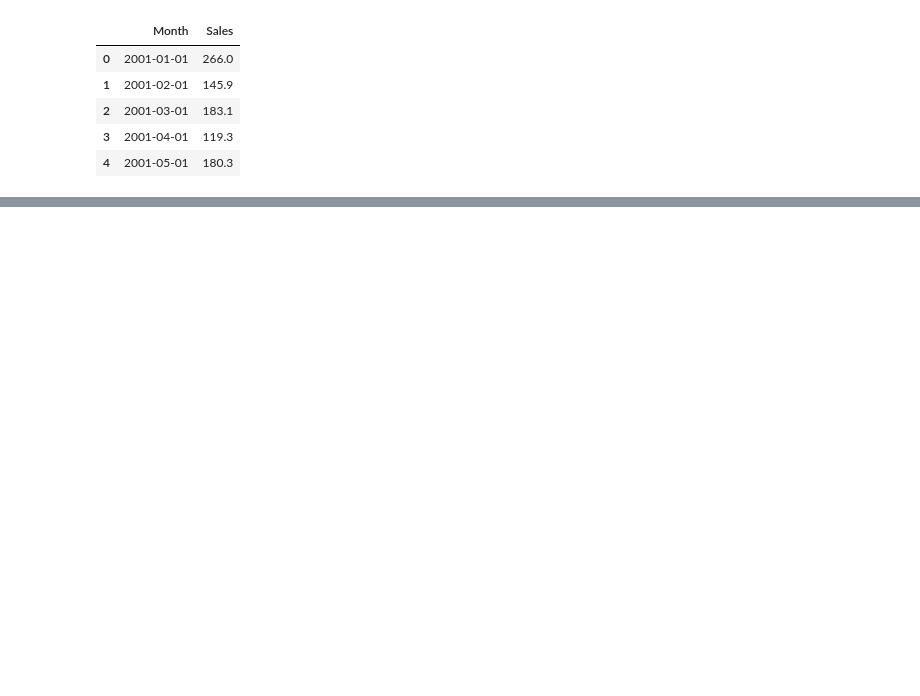
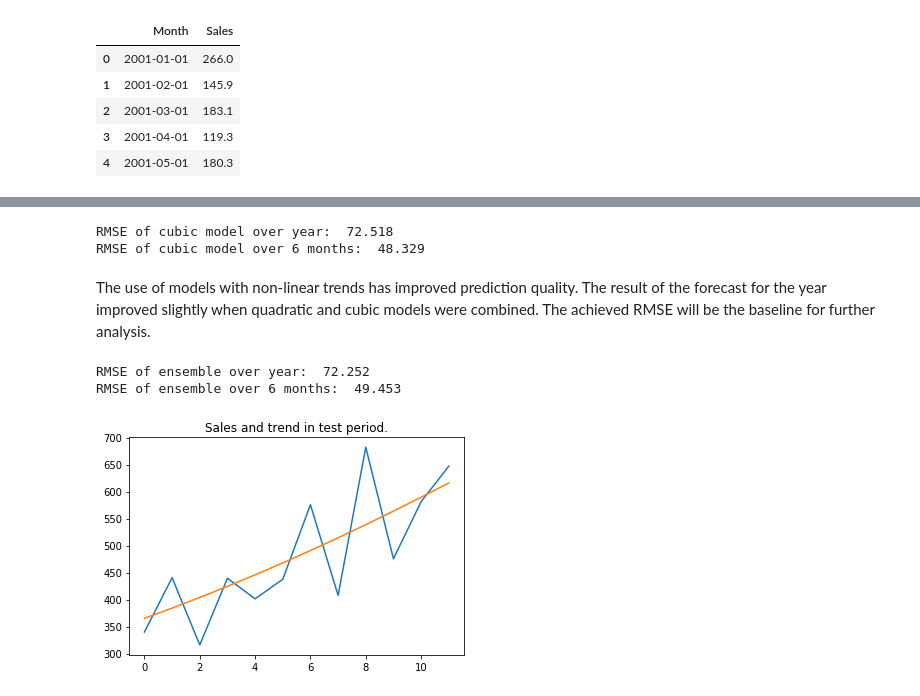
Before and after one commit to AntonP999/Data_Science_portfolio, a Jupyter notebook: RNN-shampoo.ipynb, the cells around one changed output, grey strips where cells are left out. Saved outputs shown, nothing was run; the diff lists cells and outputs as text; code cells hidden in the pictures; blank space fills up the shorter version.

```diff
--- a/RNN-shampoo.ipynb
+++ b/RNN-shampoo.ipynb
@@ -234,0 +74,15 @@ def prepare_data(data, lag=1, val=0, do_diff=True):
+# %%
+X = np.arange(y.shape[0]).reshape(-1, 1)
+X2 = X**2
+X3 = X**3
+X = np.c_[X, X2, X3]
+X_train, X_test = X[:24], X[24:]
+reg.fit(X_train, y_train)
+y_hat = reg.predict(X_test)
+print("RMSE of cubic model over year: {0: .3f}".format(np.sqrt(mean_squared_error(y_true=y_test, y_pred=y_hat))))
+print("RMSE of cubic model over 6 months: {0: .3f}".format(np.sqrt(mean_squared_error(y_true=y_test[:-6], y_pred=y_hat[:-6]))))
+# %% [output]
+RMSE of cubic model over year:  72.518
+RMSE of cubic model over 6 months:  48.329
+# %% [markdown]
+The use of models with non-linear trends has improved prediction quality. The result of the forecast for the year improved slightly when quadratic and cubic models were combined. The achieved RMSE will be the baseline for further analysis.
@@ -234,0 +107,12 @@ def prepare_data(data, lag=1, val=0, do_diff=True):
+# %%
+y_hat = 0.71*get_trend(pow=3)[2] + 0.29*get_trend(pow=2)[2]
+print("RMSE of ensemble over year: {0: .3f}".format(np.sqrt(mean_squared_error(y_true=y_test, y_pred=y_hat))))
+print("RMSE of ensemble over 6 months: {0: .3f}".format(np.sqrt(mean_squared_error(y_true=y_test[:-6], y_pred=y_hat[:-6]))))
+plt.plot(y_test)
+plt.plot(y_hat)
+plt.title("Sales and trend in test period.")
+plt.show()
+# %% [output]
+RMSE of ensemble over year:  72.252
+RMSE of ensemble over 6 months:  49.453
+[figure, added]
```
Also changed, not shown: parts of 61 cells of this notebook, 1 other file.
